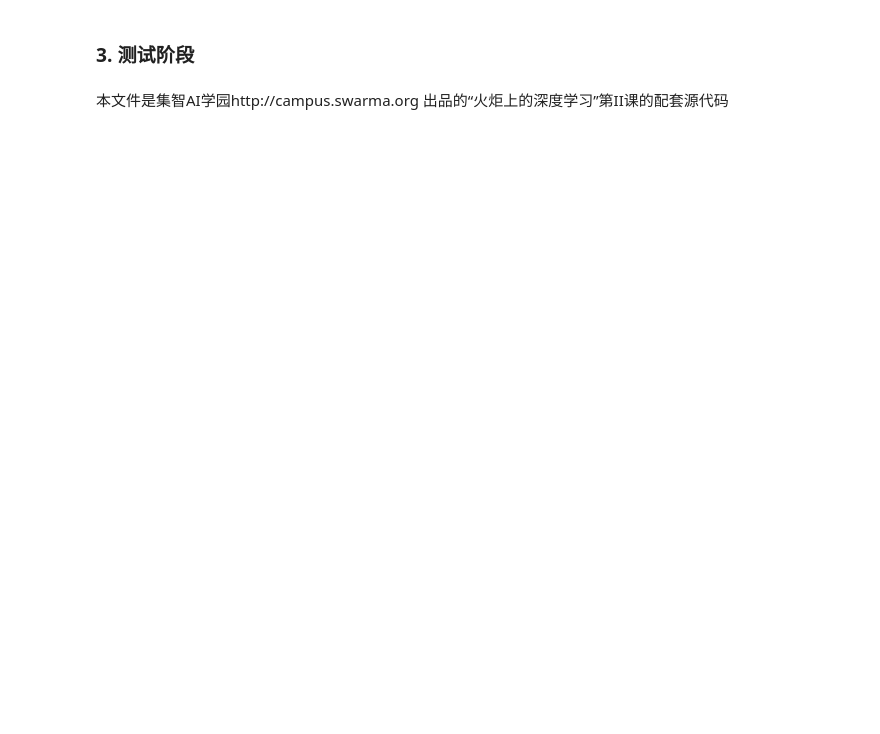
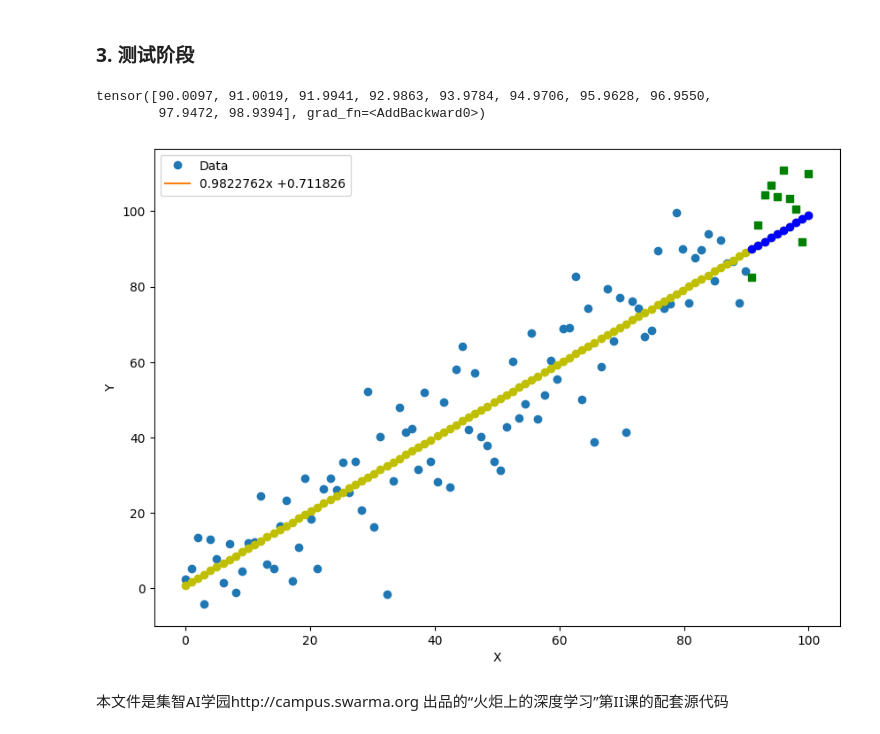
Before and after one commit to sunchey11/book_DeepLearning_in_PyTorch_Source, a Jupyter notebook: 02_DL_meets_PyTorch/初识PyTorch basics.ipynb, the cells around one changed output. Drawn from its saved outputs; the diff is of its cells as text; code cells hidden in the pictures; blank space fills up the shorter version.

```diff
--- a/02_DL_meets_PyTorch/初识PyTorch basics.ipynb
+++ b/02_DL_meets_PyTorch/初识PyTorch basics.ipynb
@@ -214,4 +319,5 @@ print(s.grad)  #s不是叶节点，没有梯度信息
 # %%
-x = torch.linspace(0, 100).type(torch.FloatTensor) #linspace可以生成0-100之间的均匀的100个数字
+x = torch.linspace(0, 100, 100).type(torch.FloatTensor) #linspace可以生成0-100之间的均匀的100个数字
 rand = torch.randn(100) * 10 #随机生成100个满足标准正态分布的随机数，均值为0，方差为1.将这个数字乘以10，标准方差变为10
 y = x + rand #将x和rand相加，得到伪造的标签数据y。所以(x,y)应能近似地落在y=x这条直线上
+y
@@ -312,20 +501,25 @@ plt.show()
 # %%
 predictions = a.expand_as(x_test) * x_test + b.expand_as(x_test) #计算模型的预测结果
 predictions #输出
+# %% [output]
+tensor([90.0097, 91.0019, 91.9941, 92.9863, 93.9784, 94.9706, 95.9628, 96.9550,
+        97.9472, 98.9394], grad_fn=<AddBackward0>)
 # %%
 x_data = x_train.data.numpy() # 获得x包裹的数据
 x_pred = x_test.data.numpy()
 plt.figure(figsize = (10, 7)) #设定绘图窗口大小
 plt.plot(x_data, y_train.data.numpy(), 'o') # 绘制训练数据
-plt.plot(x_pred, y_test.data.numpy(), 's') # 绘制测试数据
+plt.plot(x_pred, y_test.data.numpy(), 'gs') # 绘制测试数据
 x_data = np.r_[x_data, x_test.data.numpy()]
-plt.plot(x_data, a.data.numpy() * x_data + b.data.numpy())  #绘制拟合数据
-plt.plot(x_pred, a.data.numpy() * x_pred + b.data.numpy(), 'o') #绘制预测数据
+plt.plot(x_data, a.data.numpy() * x_data + b.data.numpy(),'yo')  #绘制拟合数据
+plt.plot(x_pred, a.data.numpy() * x_pred + b.data.numpy(), 'bo') #绘制预测数据
 plt.xlabel('X') #更改坐标轴标注
 plt.ylabel('Y') #更改坐标轴标注
 str1 = str(a.data.numpy()[0]) + 'x +' + str(b.data.numpy()[0]) #图例信息
 plt.legend([xplot, yplot],['Data', str1]) #绘制图例
 plt.show()
+# %% [output]
+[figure, added]
 # %% [markdown]
 
 本文件是集智AI学园http://campus.swarma.org 出品的“火炬上的深度学习”第II课的配套源代码
```
Also changed, not shown: parts of 27 cells of this notebook, 1 other file.
